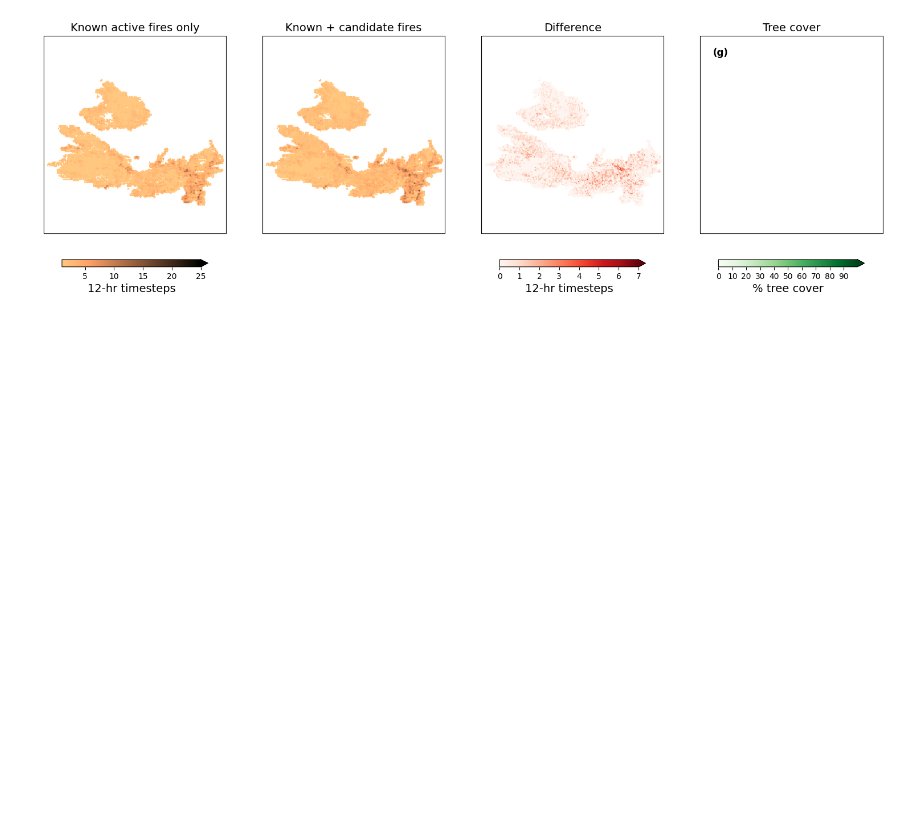
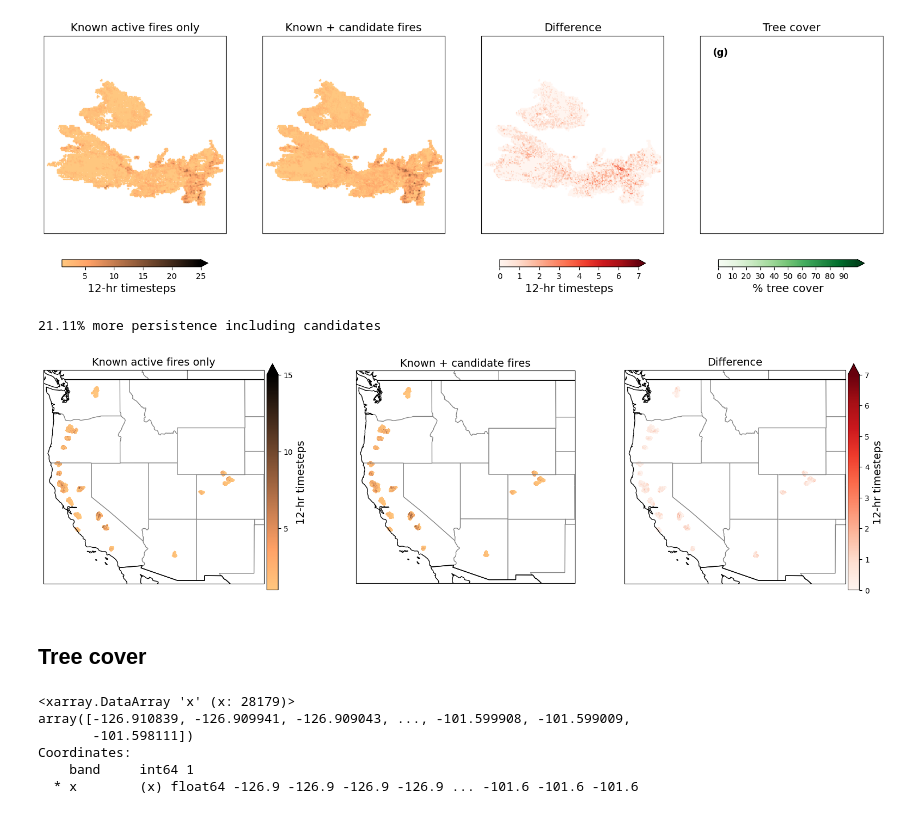
Before and after one commit to scoffiel/candidate_fires, a Jupyter notebook: 3_candidate_analysis.ipynb, the cells around one changed output. Saved outputs shown, nothing was run; the diff lists cells and outputs as text; code cells hidden in the pictures; blank space fills up the shorter version.

```diff
--- a/3_candidate_analysis.ipynb
+++ b/3_candidate_analysis.ipynb
@@ -600,3 +603,69 @@ plt.savefig('/home/scoffie1/figures/persistence_oregon.png', dpi=150)
 # %% [output]
 22.17% more persistence including candidates
 [figure]
+# %%
+extent = [-125,-102,31,49.2] #western us
+
+data = pd.read_csv('/discover/nobackup/scoffie1/WUS_Jun-Nov2020_dets_SNPP_final.csv')
+
+#nearest 0.005 degree: multiply by 2, round to 2 decimals, divide by 2
+data.longitude = (data.longitude*2).round(2) / 2
+data.latitude = (data.latitude*2).round(2) / 2
+
+#known dets only
+subset = data[data.confidence!='x']
+subset = subset.groupby(['longitude','latitude','acq_date','daynight']).mean().reset_index()
+subset['counts'] = 1
+subset = subset.groupby(['longitude','latitude']).sum().reset_index()
+
+#all dets
+all_dets = data.groupby(['longitude','latitude','acq_date','daynight']).mean().reset_index()
+all_dets['counts'] = 1
+all_dets = all_dets.groupby(['longitude','latitude']).sum().reset_index()
+#this would more aptly be called "all pixels" at this point
+
+#fill in zeros in "all_dets" where there is no existing entry in the knowns subset
+subset = subset.set_index(['longitude','latitude'])
+all_dets = all_dets.set_index(['longitude','latitude'])
+all_dets['counts_filled'] = 0
+all_dets.loc[subset.index, 'counts_filled'] = subset.loc[subset.index, 'counts']
+#^could call it "counts previously", either the number of counts from the corresponding "known" subset or zero
+all_dets = all_dets.reset_index()
+subset = subset.reset_index()
+
+m1 = all_dets.counts_filled.mean()
+m2 = all_dets.counts.mean()
+
+fig = plt.figure(figsize=(20,9))
+grid = gs.GridSpec(1,3, width_ratios=[1.2,1,1.2])
+
+ax = plt.subplot(grid[0], projection = ccrs.Miller())
+ax.set_extent(extent)
+ax.add_feature(states_provinces, edgecolor='gray')
+ax.add_feature(countries)
+plot = ax.scatter(subset.longitude, subset.latitude, c=subset.counts, s=0.5, vmin=1, vmax=15, marker='s', transform=ccrs.Geodetic(), cmap='copper_r')
+ax.set_title('Known active fires only', size=14)
+cbar = plt.colorbar(plot, orientation='vertical', shrink=0.6, pad=0.01, ticks=np.arange(0,55,5), extend='max').set_label(label='12-hr timesteps',size=14)
+
+ax2 = plt.subplot(grid[1], projection = ccrs.Miller())
+ax2.set_extent(extent)
+ax2.add_feature(states_provinces, edgecolor='gray')
+ax2.add_feature(countries)
+plot = ax2.scatter(all_dets.longitude, all_dets.latitude, c=all_dets.counts, s=0.5, vmin=1, vmax=15, marker='s', transform=ccrs.Geodetic(), cmap='copper_r')
+ax2.set_title('Known + candidate fires', size=14)
+print('{:.2f}% more persistence including candidates'.format((m2-m1)/m1*100))
+
+ax3 = plt.subplot(grid[2], projection = ccrs.Miller())
+ax3.set_extent(extent)
+ax3.add_feature(states_provinces, edgecolor='gray')
+ax3.add_feature(countries)
+plot = ax3.scatter(all_dets.longitude, all_dets.latitude, c=all_dets.counts - all_dets.counts_filled, s=0.5, vmin=0, vmax=7, marker='s', transform=ccrs.Geodetic(), cmap='Reds')
+ax3.set_title('Difference', size=14)
+cbar = plt.colorbar(plot, orientation='vertical', shrink=0.6, pad=0.01, ticks=np.arange(0,8), extend='max').set_label(label='12-hr timesteps',size=14)
+
+#plt.savefig('/home/scoffie1/figures/persistence.png', dpi=200)
+
+#next: calculate maximum consecutive days burning for each pixel
+# %% [output]
+21.11% more persistence including candidates
+[figure, added]
@@ -602,0 +674,13 @@ plt.savefig('/home/scoffie1/figures/persistence_oregon.png', dpi=150)
+# %% [markdown]
+<h2>Tree cover
+# %%
+#try opening tree cover geotiff
+tree = xr.open_rasterio('/discover/nobackup/scoffie1/pct_tree-merged.tif')[0,:,:]
+tree.x
+# %% [output]
+<xarray.DataArray 'x' (x: 28179)>
+array([-126.910839, -126.909941, -126.909043, ..., -101.599908, -101.599009,
+       -101.598111])
+Coordinates:
+    band     int64 1
+  * x        (x) float64 -126.9 -126.9 -126.9 -126.9 ... -101.6 -101.6 -101.6
```
Also changed, not shown: parts of 9 cells of this notebook, 1 other file.
